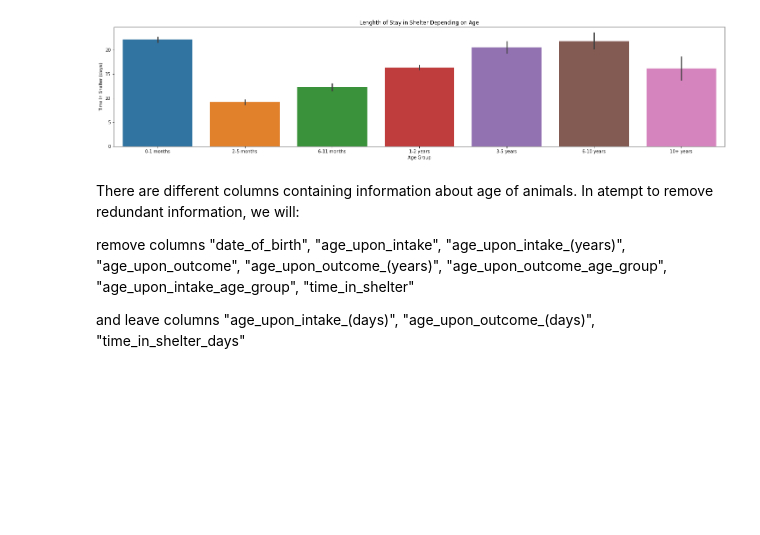
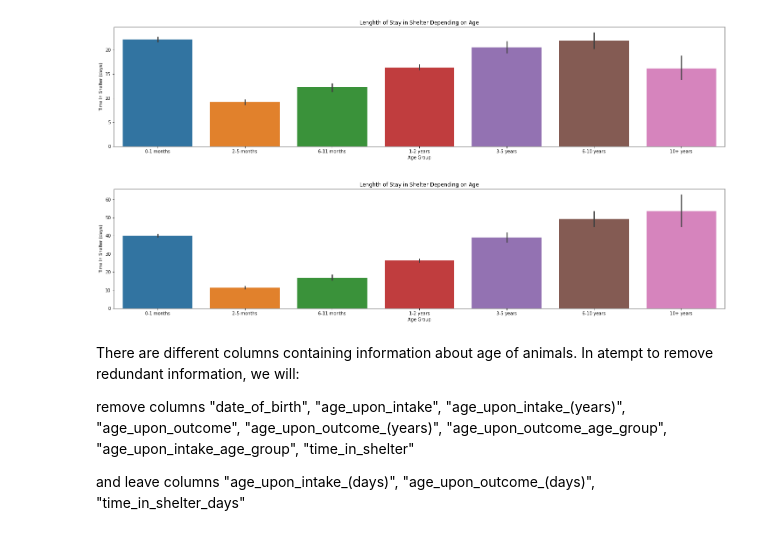
Before and after one commit to tara-pogancev/animal-adoption-prediction, a Jupyter notebook: Data Wrangling + EDA.ipynb, the cells around one changed output. Drawn from its saved outputs; the diff is of its cells as text; code cells hidden in the pictures; blank space fills up the shorter version.

```diff
--- a/Data Wrangling + EDA.ipynb
+++ b/Data Wrangling + EDA.ipynb
@@ -184,5 +184,14 @@ plt.ylabel('Time In Shalter (days)');
 # %% [output]
 [figure]
+# %%
+df = aac_df[aac_df['outcome_type'] == 'Adoption']
+plt.figure(figsize=(25,5))
+sns.barplot(x=df.sort_values(by='age_upon_intake_(days)', ascending=True)['age_group'], y=df['time_in_shelter_days'])
+plt.title('Lenghth of Stay in Shelter Depending on Age');
+plt.xlabel('Age Group')
+plt.ylabel('Time In Shelter (days)');
+# %% [output]
+[figure, added]
 # %% [markdown]
 There are different columns containing information about age of animals. In atempt to remove redundant information, we will:
 
```
Also changed, not shown: parts of 7 cells of this notebook, 1 other file.
